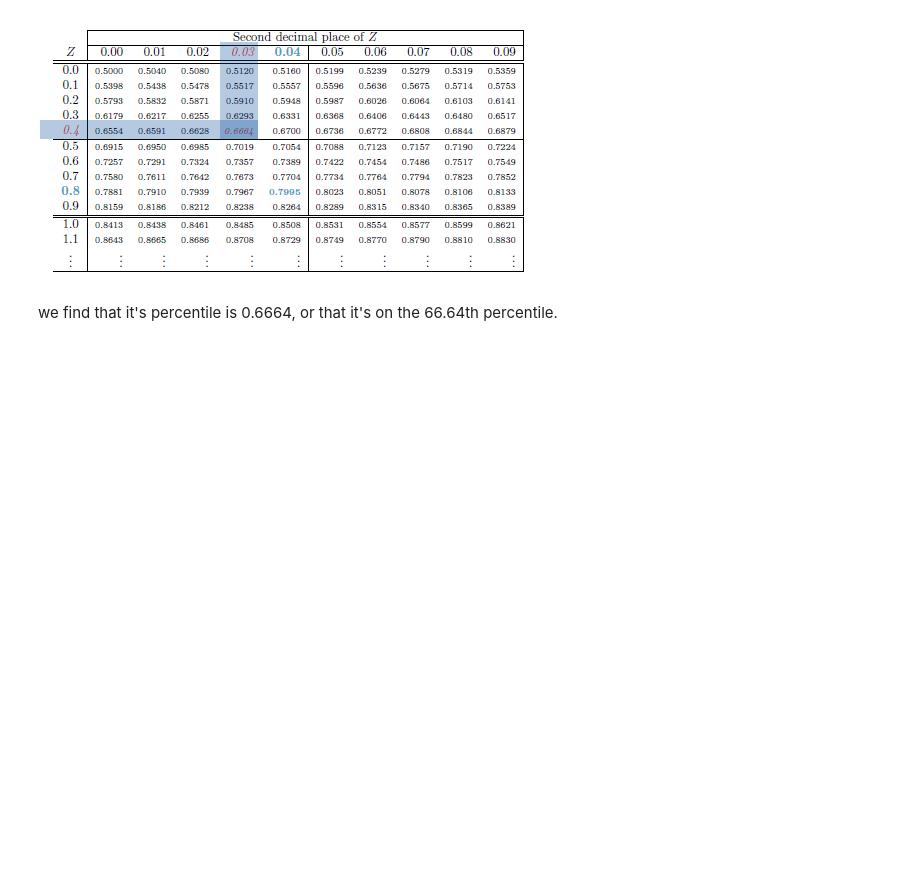
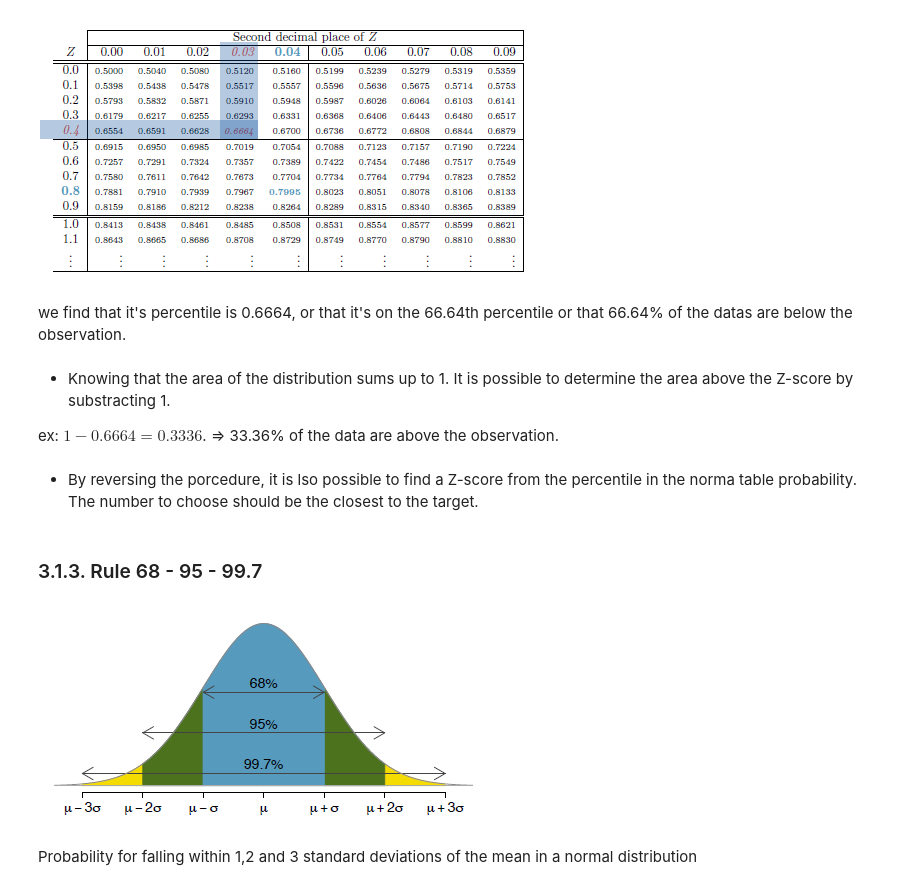
Before and after one commit to chikoungoun/OpenIntro, a Jupyter notebook: Chapter 3/Chap3_Distributions_random_variables.ipynb, the cells around one changed output. Cells and saved outputs as stored; diff of their text form; code cells hidden in the pictures; blank space fills up the shorter version.

Commit message:
68-95-99.7 rule

```diff
--- a/Chapter 3/Chap3_Distributions_random_variables.ipynb
+++ b/Chapter 3/Chap3_Distributions_random_variables.ipynb
@@ -52,4 +52,20 @@ Image(filename="../img/Normal_probability_table.png")
 # %% [output]
 [figure]
 # %% [markdown]
-we find that it's percentile is 0.6664, or that it's on the 66.64th percentile.
+we find that it's percentile is 0.6664, or that it's on the 66.64th percentile or that 66.64% of the datas are below the observation.
+# %% [markdown]
+* Knowing that the area of the distribution sums up to 1. It is possible to determine the area above the Z-score by substracting 1.
+
+ex: $1 - 0.6664 = 0.3336$. =>
+33.36% of the data are above the observation.
+# %% [markdown]
+* By reversing the porcedure, it is lso possible to find a Z-score from the percentile in the norma table probability. The number to choose should be the closest to the target.
+# %% [markdown]
+### 3.1.3. Rule 68 - 95 - 99.7
+# %%
+from IPython.display import Image
+Image(filename="../img/68-95-99.png")
+# %% [output]
+[figure, added]
+# %% [markdown]
+Probability for falling within 1,2 and 3 standard deviations of the mean in a normal distribution
```
Also changed, not shown: parts of 1 cell of this notebook.
